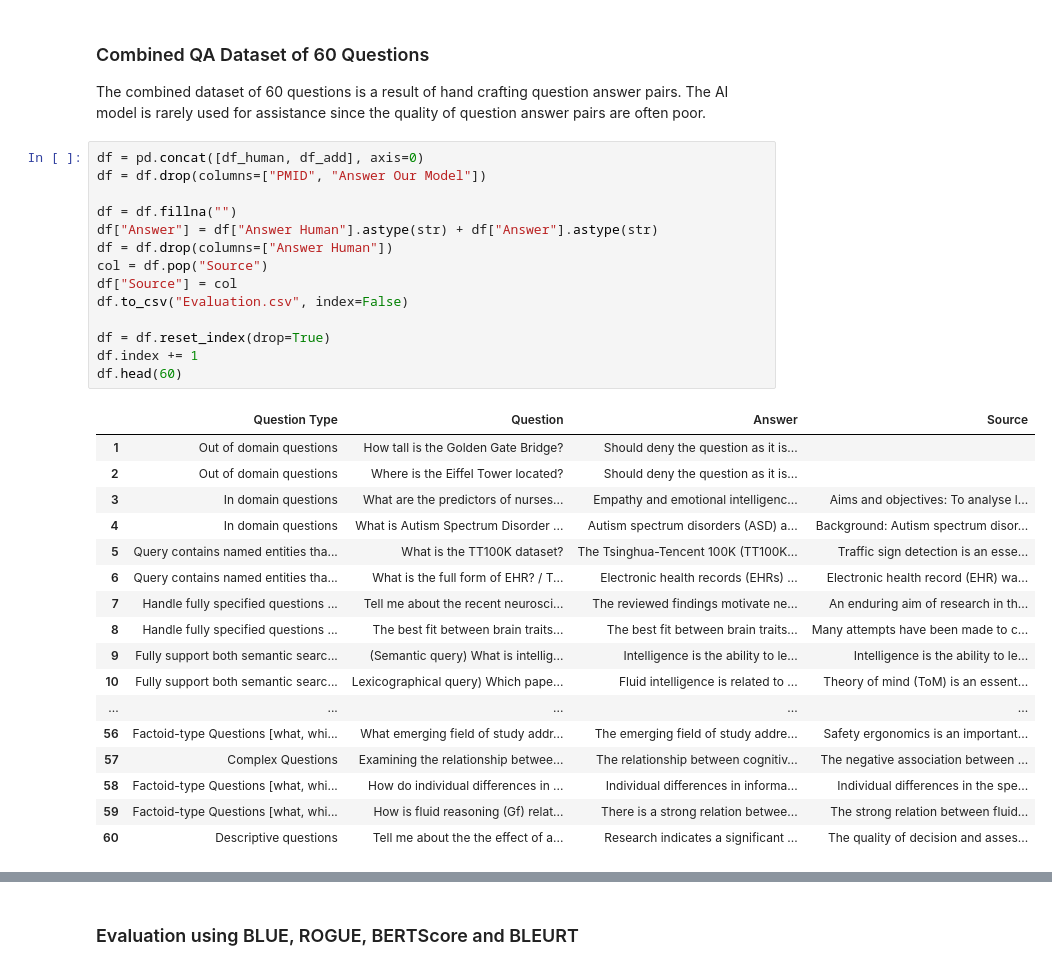
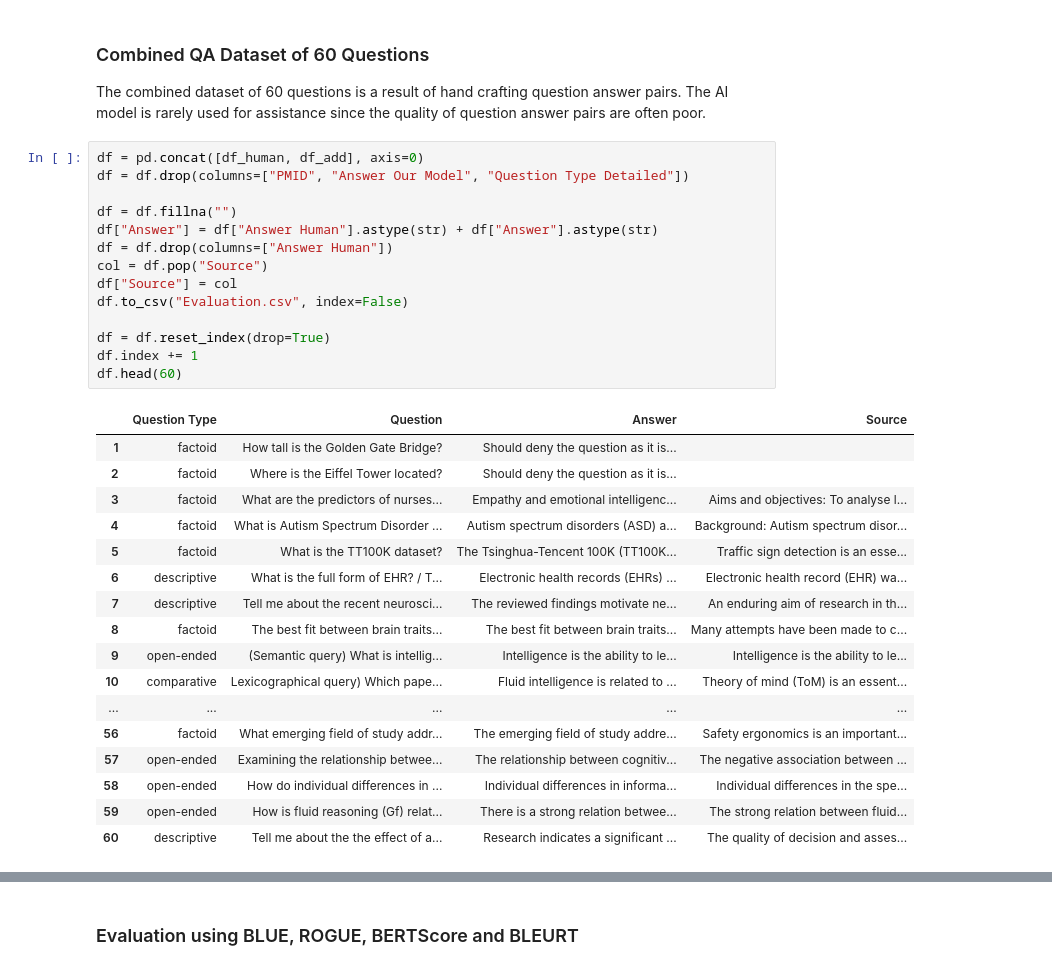
Before and after one commit to KennyLoRI/pubMedNLP, a Jupyter notebook: kedronlp/notebooks/Evaluation.ipynb, the cells around one changed output, grey strips where cells are left out. Saved outputs shown, nothing was run; the diff lists cells and outputs as text.

```diff
--- a/kedronlp/notebooks/Evaluation.ipynb
+++ b/kedronlp/notebooks/Evaluation.ipynb
@@ -66,36 +66,36 @@ df_add.head(60)
 The combined dataset of 60 questions is a result of hand crafting question answer pairs. The AI model is rarely used for assistance since the quality of question answer pairs are often poor.
 # %%
 df = pd.concat([df_human, df_add], axis=0)
-df = df.drop(columns=["PMID", "Answer Our Model"])
+df = df.drop(columns=["PMID", "Answer Our Model", "Question Type Detailed"])
 
 df = df.fillna("")
 df["Answer"] = df["Answer Human"].astype(str) + df["Answer"].astype(str)
 df = df.drop(columns=["Answer Human"])
 col = df.pop("Source")
 df["Source"] = col
 df.to_csv("Evaluation.csv", index=False)
 
 df = df.reset_index(drop=True)
 df.index += 1
 df.head(60)
 # %% [output]
 |  | Question Type | Question | Answer | Source |
-| 1 | Out of domain questions | How tall is the Golden Gate Bridge? | Should deny the question as it is... |  |
-| 2 | Out of domain questions | Where is the Eiffel Tower located? | Should deny the question as it is... |  |
-| 3 | In domain questions | What are the predictors of nurses... | Empathy and emotional intelligenc... | Aims and objectives: To analyse l... |
-| 4 | In domain questions | What is Autism Spectrum Disorder ... | Autism spectrum disorders (ASD) a... | Background: Autism spectrum disor... |
-| 5 | Query contains named entities tha... | What is the TT100K dataset? | The Tsinghua-Tencent 100K (TT100K... | Traffic sign detection is an esse... |
-| 6 | Query contains named entities tha... | What is the full form of EHR? / T... | Electronic health records (EHRs) ... | Electronic health record (EHR) wa... |
-| 7 | Handle fully specified questions ... | Tell me about the recent neurosci... | The reviewed findings motivate ne... | An enduring aim of research in th... |
-| 8 | Handle fully specified questions ... | The best fit between brain traits... | The best fit between brain traits... | Many attempts have been made to c... |
-| 9 | Fully support both semantic searc... | (Semantic query) What is intellig... | Intelligence is the ability to le... | Intelligence is the ability to le... |
-| 10 | Fully support both semantic searc... | Lexicographical query) Which pape... | Fluid intelligence is related to ... | Theory of mind (ToM) is an essent... |
+| 1 | factoid | How tall is the Golden Gate Bridge? | Should deny the question as it is... |  |
+| 2 | factoid | Where is the Eiffel Tower located? | Should deny the question as it is... |  |
+| 3 | factoid | What are the predictors of nurses... | Empathy and emotional intelligenc... | Aims and objectives: To analyse l... |
+| 4 | factoid | What is Autism Spectrum Disorder ... | Autism spectrum disorders (ASD) a... | Background: Autism spectrum disor... |
+| 5 | factoid | What is the TT100K dataset? | The Tsinghua-Tencent 100K (TT100K... | Traffic sign detection is an esse... |
+| 6 | descriptive | What is the full form of EHR? / T... | Electronic health records (EHRs) ... | Electronic health record (EHR) wa... |
+| 7 | descriptive | Tell me about the recent neurosci... | The reviewed findings motivate ne... | An enduring aim of research in th... |
+| 8 | factoid | The best fit between brain traits... | The best fit between brain traits... | Many attempts have been made to c... |
+| 9 | open-ended | (Semantic query) What is intellig... | Intelligence is the ability to le... | Intelligence is the ability to le... |
+| 10 | comparative | Lexicographical query) Which pape... | Fluid intelligence is related to ... | Theory of mind (ToM) is an essent... |
 | ... | ... | ... | ... | ... |
-| 56 | Factoid-type Questions [what, whi... | What emerging field of study addr... | The emerging field of study addre... | Safety ergonomics is an important... |
-| 57 | Complex Questions | Examining the relationship betwee... | The relationship between cognitiv... | The negative association between ... |
-| 58 | Factoid-type Questions [what, whi... | How do individual differences in ... | Individual differences in informa... | Individual differences in the spe... |
-| 59 | Factoid-type Questions [what, whi... | How is fluid reasoning (Gf) relat... | There is a strong relation betwee... | The strong relation between fluid... |
-| 60 | Descriptive questions | Tell me about the the effect of a... | Research indicates a significant ... | The quality of decision and asses... |
+| 56 | factoid | What emerging field of study addr... | The emerging field of study addre... | Safety ergonomics is an important... |
+| 57 | open-ended | Examining the relationship betwee... | The relationship between cognitiv... | The negative association between ... |
+| 58 | open-ended | How do individual differences in ... | Individual differences in informa... | Individual differences in the spe... |
+| 59 | open-ended | How is fluid reasoning (Gf) relat... | There is a strong relation betwee... | The strong relation between fluid... |
+| 60 | descriptive | Tell me about the the effect of a... | Research indicates a significant ... | The quality of decision and asses... |
 # %%
 import matplotlib.pyplot as plt
 import seaborn as sns
```
Also changed, not shown: parts of 3 cells of this notebook, 3 other files.
